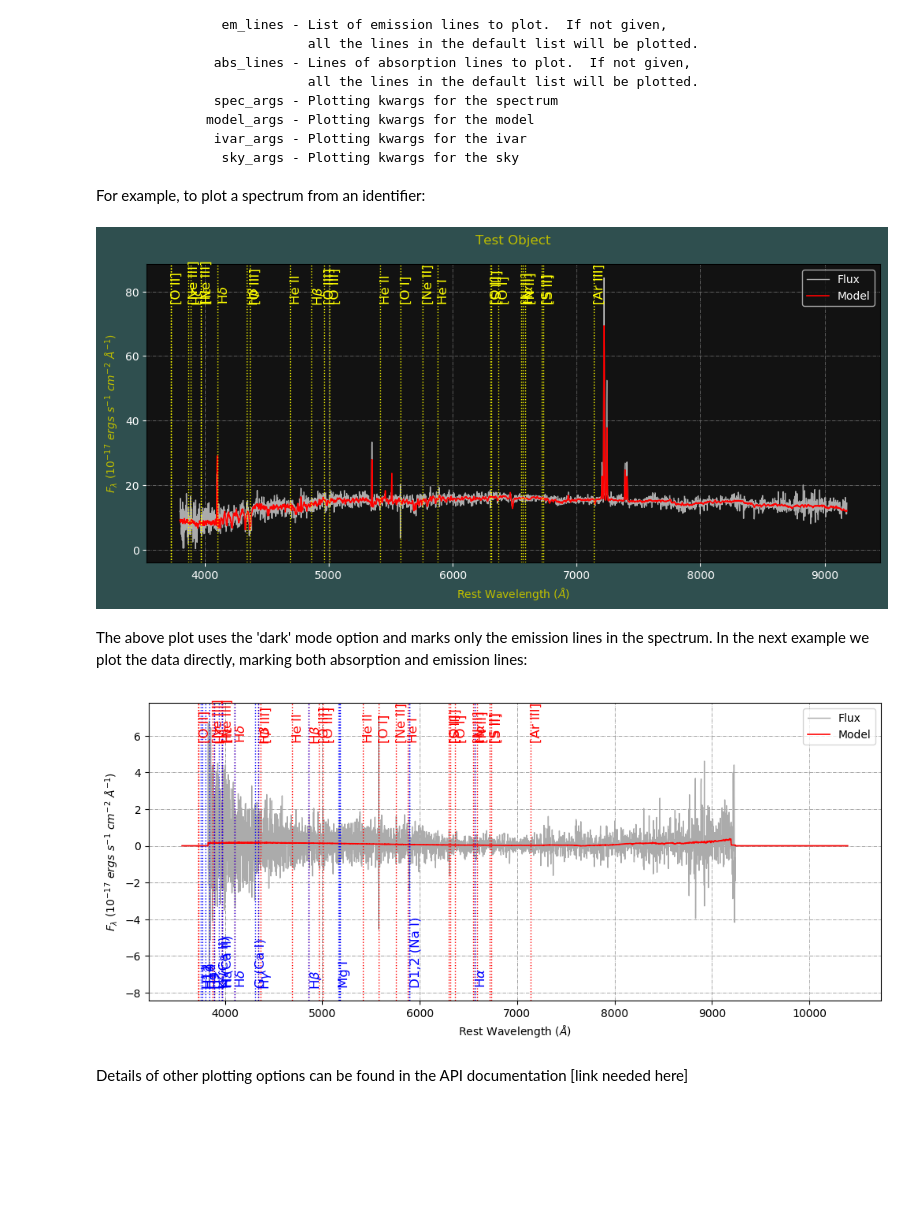
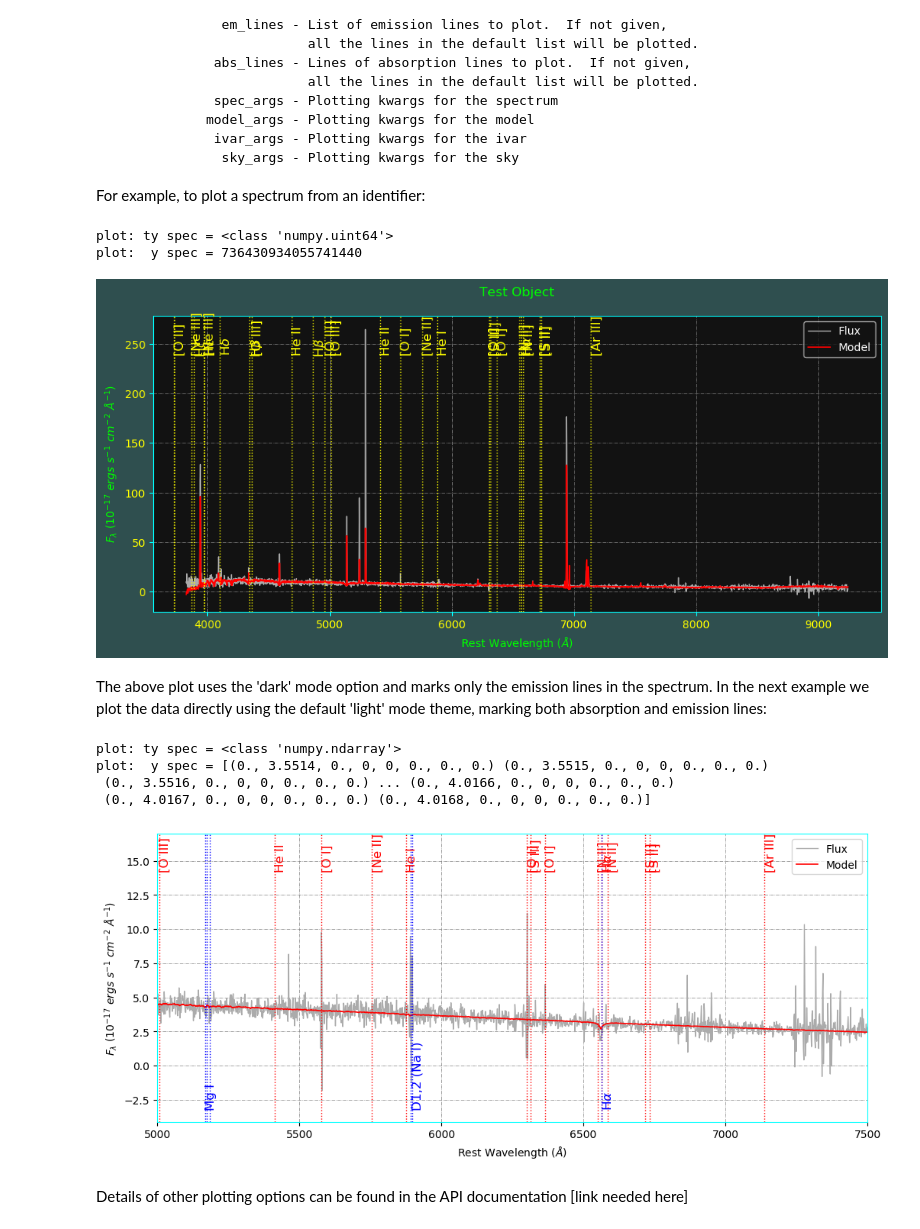
Before and after one commit to mjfitzpatrick/specserver, a Jupyter notebook: doc/SDSS_client_v2.ipynb, the cells around one changed output. Cells and saved outputs as stored; diff of their text form; code cells hidden in the pictures; blank space fills up the shorter version.

```diff
--- a/doc/SDSS_client_v2.ipynb
+++ b/doc/SDSS_client_v2.ipynb
@@ -128,11 +143,12 @@ from astropy.coordinates import SkyCoord
 from IPython.display import Image, display
 
 from matplotlib import pyplot as plt      # visualization libs
-%matplotlib notebook
+%matplotlib inline
 
 # Data Lab imports
-#from dl import specClient as spc
+#from dl import specClient as spec
 import specClient as spec                 # if using the specClient.py file directly
+spec.set_svc_url('http://gp07.datalab.noao.edu:6998/spec')
 
 from dl import storeClient
 from dl import queryClient
@@ -501,17 +591,24 @@ For single spectra we provide a simple `plot()` method to display the spectrum.
 
 For example, to plot a spectrum from an identifier:
 # %%
-# Use spectrum ID from above query
-spec.plot(id_list[4], title='Test Object', figsize=(10,4),bands='flux,model', mark_lines='e')
+# Create a spectrum ID list for the plot
+id_list = spec.query(30.0, 1.0, 25.0, out='', constraint='limit 200')
+spec.plot(id_list[2], title='Test Object', figsize=(10,4),bands='flux,model', mark_lines='e')
 # %% [output]
+plot: ty spec = <class 'numpy.uint64'>
+plot:  y spec = 736430934055741440
-[figure, old version]
+[figure, new version]
 # %% [markdown]
-The above plot uses the 'dark' mode option and marks only the emission lines in the spectrum.  In the next example we plot the data directly, marking both absorption and emission lines:
+The above plot uses the 'dark' mode option and marks only the emission lines in the spectrum.  In the next example we plot the data directly using the default 'light' mode theme, marking both absorption and emission lines:
 # %%
-# Plot using retrieved spectrum
-spec.plot(data[4], figsize=(10,5), dark=False)
+# Plot using a retrieved spectrum
+spec.plot(data[7], figsize=(10,5), dark=False, xlim=(5000,7500))
 # %% [output]
+plot: ty spec = <class 'numpy.ndarray'>
+plot:  y spec = [(0., 3.5514, 0., 0, 0, 0., 0., 0.) (0., 3.5515, 0., 0, 0, 0., 0., 0.)
+ (0., 3.5516, 0., 0, 0, 0., 0., 0.) ... (0., 4.0166, 0., 0, 0, 0., 0., 0.)
+ (0., 4.0167, 0., 0, 0, 0., 0., 0.) (0., 4.0168, 0., 0, 0, 0., 0., 0.)]
-[figure, old version]
+[figure, new version]
 # %% [markdown]
 Details of other plotting options can be found in the API documentation [link needed here]
 # %% [markdown]
```
Also changed, not shown: parts of 41 cells of this notebook, 6 other files.
